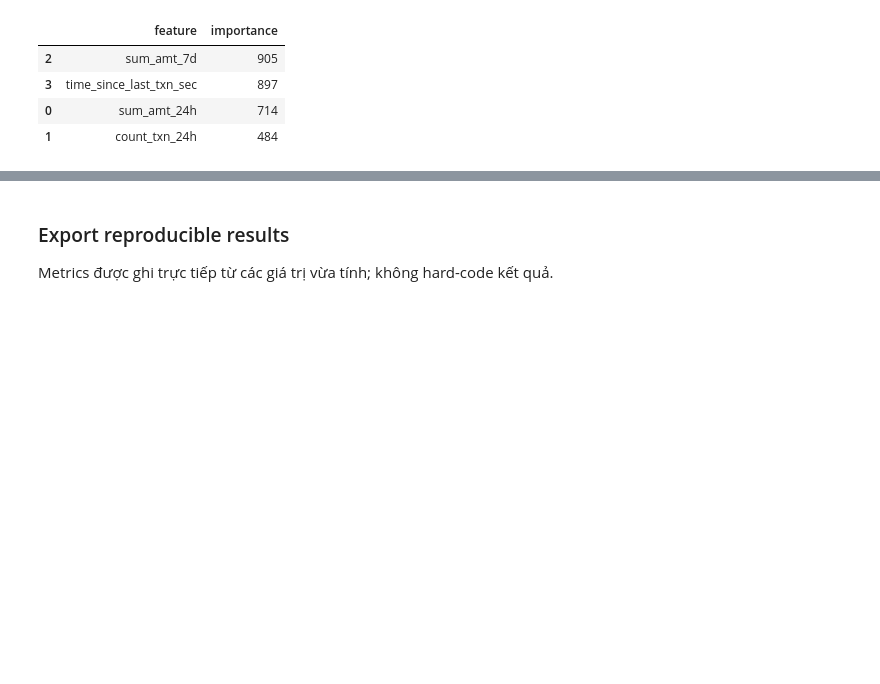
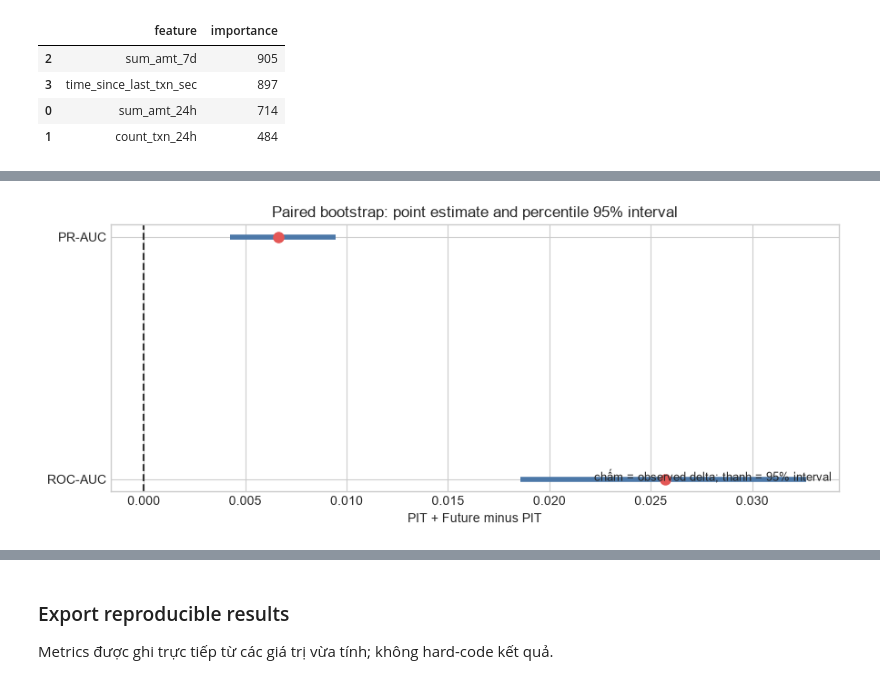
Before and after one commit to ductiens/point-in-time-feature-store, a Jupyter notebook: notebooks/02_leakage_experiment.ipynb, the cells around one changed output, grey strips where cells are left out. Drawn from its saved outputs; the diff is of its cells as text; code cells hidden in the pictures; blank space fills up the shorter version.

Commit message:
feat(leakage): add controlled leakage analysis

```diff
--- a/notebooks/02_leakage_experiment.ipynb
+++ b/notebooks/02_leakage_experiment.ipynb
@@ -250,6 +278,10 @@ Helper nhỏ bên dưới chỉ tránh lặp code giữa ba experiment. Việc k
 def fit_lightgbm_experiment(model_name, dataset_name, frame, columns):
     current_train_mask, current_test_mask = temporal_masks(frame, split_ts)
     y_train = frame.loc[current_train_mask, 'label'].astype(int)
+    X_train = frame.loc[current_train_mask, columns]
+    X_test = frame.loc[current_test_mask, columns]
+    assert_no_infinite_features(X_train, columns, f'{model_name} train')
+    assert_no_infinite_features(X_test, columns, f'{model_name} test')
 
     model = LGBMClassifier(
         objective='binary',
@@ -260,17 +292,15 @@ def fit_lightgbm_experiment(model_name, dataset_name, frame, columns):
         force_col_wise=True,
         verbosity=-1,
     )
-    model.fit(frame.loc[current_train_mask, columns], y_train)
-    probabilities = model.predict_proba(
-        frame.loc[current_test_mask, columns]
-    )[:, 1]
+    model.fit(X_train, y_train)
+    probabilities = model.predict_proba(X_test)[:, 1]
     result = record_evaluation(
         model_name, dataset_name, columns, frame, current_test_mask,
         probabilities,
     )
-    return model, result
+    return model, result, probabilities
 
-pit_model, pit_result = fit_lightgbm_experiment(
+pit_model, pit_result, pit_probabilities = fit_lightgbm_experiment(
     'PIT LightGBM', 'pit', frames['pit'], pit_columns
 )
 display(pd.DataFrame([pit_result]))
@@ -297,7 +327,7 @@ display(pd.DataFrame([future_result]))
 
 Controlled comparison thêm bốn future features vào đúng bốn PIT features. So với PIT model, khác biệt chính là quyền truy cập thông tin tương lai.
 # %%
-augmented_model, augmented_result = fit_lightgbm_experiment(
+augmented_model, augmented_result, augmented_probabilities = fit_lightgbm_experiment(
     'PIT + future LightGBM',
     'pit_plus_future',
     frames['pit_plus_future'],
@@ -400,0 +812,82 @@ display(pit_importance.sort_values('importance', ascending=False))
+# %%
+n_bootstrap = 500
+bootstrap_rng = np.random.default_rng(random_state)
+bootstrap_records = []
+n_test_rows = len(test_target_values)
+
+for bootstrap_id in range(n_bootstrap):
+    bootstrap_indices = bootstrap_rng.integers(
+        0, n_test_rows, size=n_test_rows
+    )
+    bootstrap_labels = test_target_values[bootstrap_indices]
+    if np.unique(bootstrap_labels).size < 2:
+        continue
+    bootstrap_pit_scores = pit_probability_values[bootstrap_indices]
+    bootstrap_augmented_scores = augmented_probability_values[
+        bootstrap_indices
+    ]
+    bootstrap_records.append(
+        {
+            'bootstrap_id': bootstrap_id,
+            'delta_roc_auc': float(
+                roc_auc_score(bootstrap_labels, bootstrap_augmented_scores)
+                - roc_auc_score(bootstrap_labels, bootstrap_pit_scores)
+            ),
+            'delta_pr_auc': float(
+                average_precision_score(
+                    bootstrap_labels, bootstrap_augmented_scores
+                )
+                - average_precision_score(
+                    bootstrap_labels, bootstrap_pit_scores
+                )
+            ),
+        }
+    )
+
+bootstrap_deltas = pd.DataFrame(bootstrap_records)
+if len(bootstrap_deltas) < int(0.95 * n_bootstrap):
+    raise RuntimeError('Too many paired bootstrap samples lacked both classes.')
+
+bootstrap_summary_rows = []
+bootstrap_metric_config = [
+    ('ROC-AUC', 'delta_roc_auc', float(controlled_comparison.iloc[0]['roc_auc_delta'])),
+    ('PR-AUC', 'delta_pr_auc', float(controlled_comparison.iloc[0]['pr_auc_delta'])),
+]
+for metric_label, delta_column, point_estimate in bootstrap_metric_config:
+    delta_values = bootstrap_deltas[delta_column].to_numpy()
+    bootstrap_summary_rows.append(
+        {
+            'metric': metric_label,
+            'point_estimate': point_estimate,
+            'bootstrap_mean': float(delta_values.mean()),
+            'ci_lower_95': float(np.quantile(delta_values, 0.025)),
+            'ci_upper_95': float(np.quantile(delta_values, 0.975)),
+            'proportion_delta_gt_zero': float(np.mean(delta_values > 0)),
+            'valid_resamples': len(delta_values),
+            'requested_resamples': n_bootstrap,
+        }
+    )
+bootstrap_summary = pd.DataFrame(bootstrap_summary_rows)
+display(bootstrap_summary)
+
+fig, ax = plt.subplots(figsize=(9, 3.8))
+for y_position, row in enumerate(bootstrap_summary.itertuples(index=False)):
+    ax.hlines(
+        y_position, row.ci_lower_95, row.ci_upper_95,
+        color='#4C78A8', linewidth=4,
+    )
+    ax.plot(
+        row.point_estimate, y_position, 'o', color='#E45756', markersize=8
+    )
+ax.axvline(0.0, color='#333333', linestyle='--', linewidth=1.5)
+ax.set_yticks(range(len(bootstrap_summary)))
+ax.set_yticklabels(bootstrap_summary['metric'])
+ax.set_xlabel('PIT + Future minus PIT')
+ax.set_title('Paired bootstrap: point estimate and percentile 95% interval')
+ax.text(
+    0.99, 0.03, 'chấm = observed delta; thanh = 95% interval',
+    transform=ax.transAxes, ha='right', va='bottom', fontsize=9,
+)
+plt.tight_layout()
+plt.show()
+# %% [output]
@@ -400,0 +897 @@ display(pit_importance.sort_values('importance', ascending=False))
+[figure, added]
```
Also changed, not shown: parts of 20 cells of this notebook, 1 other file.
